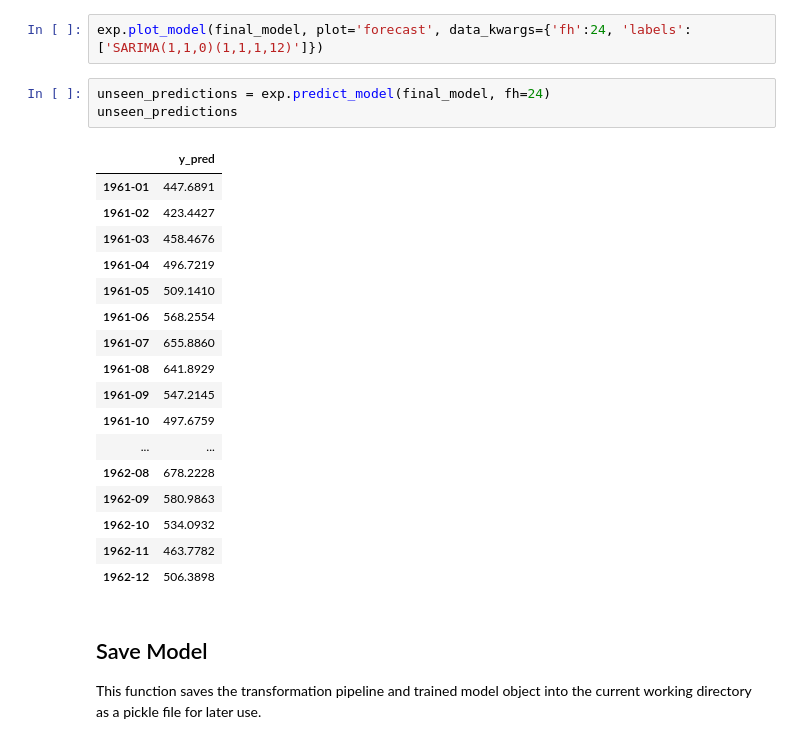
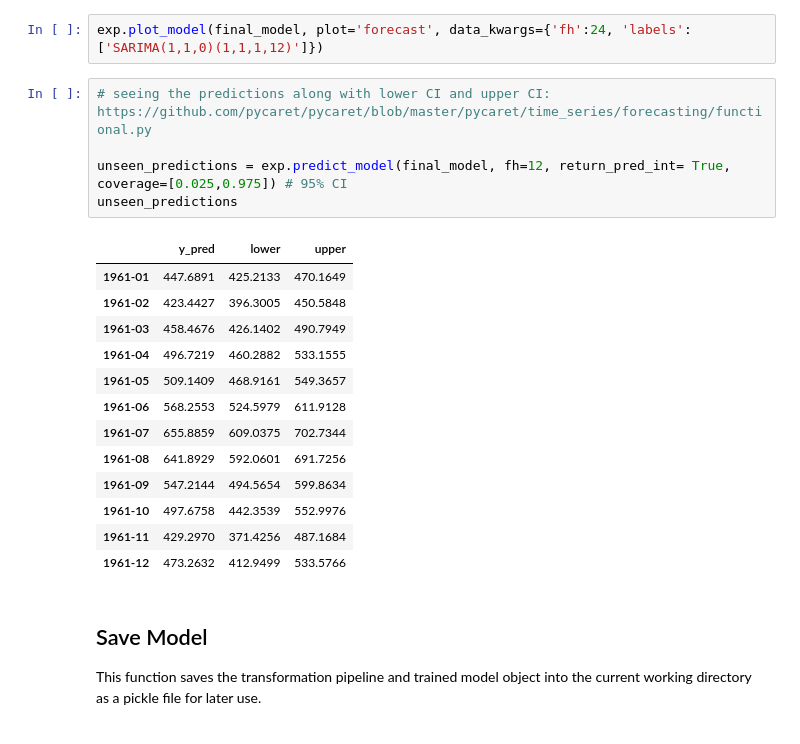
Before and after one commit to PJalgotrader/Deep_forecasting-USU, a Jupyter notebook: Lectures and codes/Module 4- ARIMA/Module4-ARIMA.ipynb, the cells around one changed output. Saved outputs shown, nothing was run; the diff lists cells and outputs as text.

```diff
--- a/Lectures and codes/Module 4- ARIMA/Module4-ARIMA.ipynb
+++ b/Lectures and codes/Module 4- ARIMA/Module4-ARIMA.ipynb
@@ -525,27 +518,25 @@ The predict_model() function is also used to predict on the unseen dataset.
 exp.plot_model(plot='train_test_split')
 # %%
 exp.plot_model(final_model, plot='forecast', data_kwargs={'fh':24, 'labels':['SARIMA(1,1,0)(1,1,1,12)']})
-# %%
-unseen_predictions = exp.predict_model(final_model, fh=24)
-unseen_predictions
-# %% [output]
-|  | y_pred |
-| 1961-01 | 447.6891 |
-| 1961-02 | 423.4427 |
-| 1961-03 | 458.4676 |
-| 1961-04 | 496.7219 |
-| 1961-05 | 509.1410 |
-| 1961-06 | 568.2554 |
-| 1961-07 | 655.8860 |
-| 1961-08 | 641.8929 |
-| 1961-09 | 547.2145 |
-| 1961-10 | 497.6759 |
-| ... | ... |
-| 1962-08 | 678.2228 |
-| 1962-09 | 580.9863 |
-| 1962-10 | 534.0932 |
-| 1962-11 | 463.7782 |
-| 1962-12 | 506.3898 |
+# %%
+# seeing the predictions along with lower CI and upper CI: https://github.com/pycaret/pycaret/blob/master/pycaret/time_series/forecasting/functional.py
+
+unseen_predictions = exp.predict_model(final_model, fh=12, return_pred_int= True, coverage=[0.025,0.975]) # 95% CI
+unseen_predictions
+# %% [output]
+|  | y_pred | lower | upper |
+| 1961-01 | 447.6891 | 425.2133 | 470.1649 |
+| 1961-02 | 423.4427 | 396.3005 | 450.5848 |
+| 1961-03 | 458.4676 | 426.1402 | 490.7949 |
+| 1961-04 | 496.7219 | 460.2882 | 533.1555 |
+| 1961-05 | 509.1409 | 468.9161 | 549.3657 |
+| 1961-06 | 568.2553 | 524.5979 | 611.9128 |
+| 1961-07 | 655.8859 | 609.0375 | 702.7344 |
+| 1961-08 | 641.8929 | 592.0601 | 691.7256 |
+| 1961-09 | 547.2144 | 494.5654 | 599.8634 |
+| 1961-10 | 497.6758 | 442.3539 | 552.9976 |
+| 1961-11 | 429.2970 | 371.4256 | 487.1684 |
+| 1961-12 | 473.2632 | 412.9499 | 533.5766 |
 # %% [markdown]
 ## Save Model
 
```
Also changed, not shown: parts of 21 cells of this notebook.
